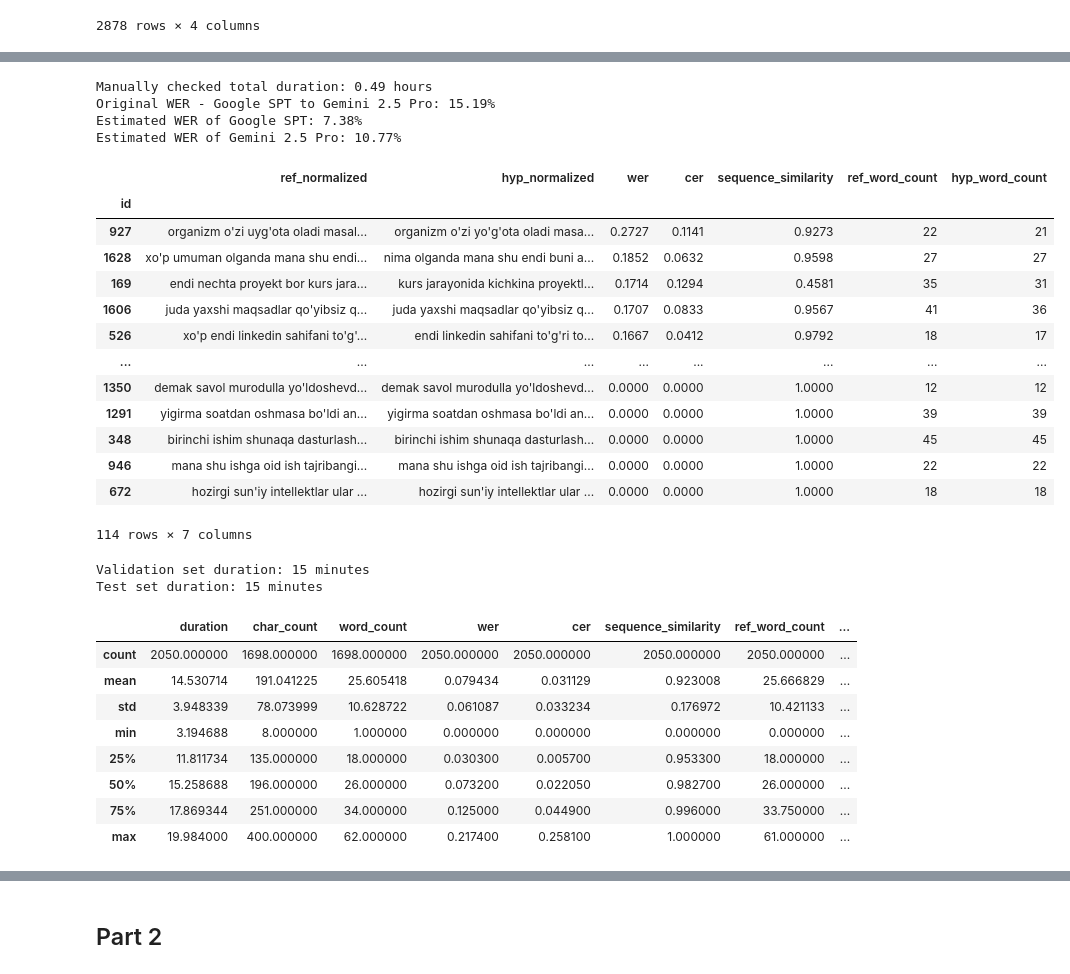
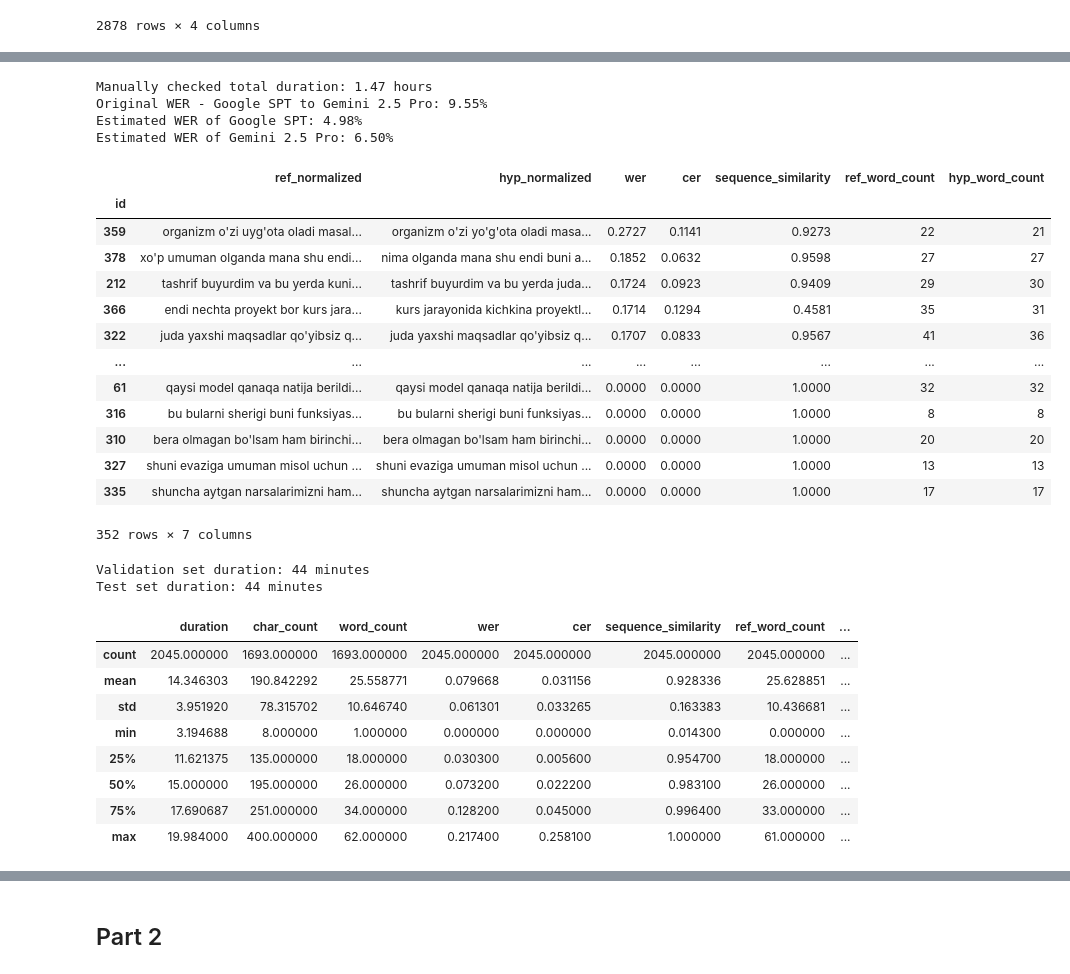
Before and after one commit to HaidarChaito/uzbek-automatic-speech-recognition, a Jupyter notebook: notebooks/5_it_dataset_preparation.ipynb, the cells around one changed output, grey strips where cells are left out. Saved outputs shown, nothing was run; the diff lists cells and outputs as text; code cells hidden in the pictures.

Commit message:
Fix IT dataset preparation notebook

```diff
--- a/notebooks/5_it_dataset_preparation.ipynb
+++ b/notebooks/5_it_dataset_preparation.ipynb
@@ -868,8 +647,8 @@ Total duration to be manually checked: 1.04 hours
 # %%
-import scripts.similarity_metrics as similarity_metrics
+# import scripts.similarity_metrics as similarity_metrics
 
 sampled_df = pd.read_csv(SAMPLED_DATA_PATH, index_col="id")
-checked_df = pd.read_csv(os.path.join(DATASET_DIR, "it_dataset_checked2.csv"), index_col="id")
+checked_df = pd.read_csv(os.path.join(DATASET_DIR, "it_dataset_checked.csv"), index_col="id")
 
 paths_to_remove = checked_df[checked_df["sentence_checked"].isna()]["path"]
 checked_df = checked_df[~checked_df["path"].isin(paths_to_remove)]
@@ -877,49 +656,49 @@ sampled_df = sampled_df[~sampled_df["path"].isin(paths_to_remove)]
 
 sampled_df.to_csv(SAMPLED_DATA_PATH, index_label="id")
 
 google_spt_metrics = checked_df.apply(
     lambda row: similarity_metrics.calculate(
         reference=row["sentence_checked"],
         hypothesis=row["text_spt"],  # Google SPT generated text
     ),
     axis=1
 )
 google_spt_metrics = pd.DataFrame(google_spt_metrics.tolist(), checked_df.index)
 
 gemini_metrics = checked_df.apply(
     lambda row: similarity_metrics.calculate(
         reference=row["sentence_checked"],
         hypothesis=row["text_original"],  # Gemini 2.5 Pro generated text
     ),
     axis=1
 )
 gemini_metrics = pd.DataFrame(gemini_metrics.tolist(), checked_df.index)
 
 print(f"Manually checked total duration: {checked_df["duration"].sum() / 3600:.2f} hours")
 print(f"Original WER - Google SPT to Gemini 2.5 Pro: {checked_df["wer"].mean() * 100:.2f}%")
 print(f"Estimated WER of Google SPT: {google_spt_metrics["wer"].mean() * 100:.2f}%")
 print(f"Estimated WER of Gemini 2.5 Pro: {gemini_metrics["wer"].mean() * 100:.2f}%")
 
 google_spt_metrics.sort_values("wer", ascending=False)
 # %% [output]
-Manually checked total duration: 0.49 hours
-Original WER - Google SPT to Gemini 2.5 Pro: 15.19%
-Estimated WER of Google SPT: 7.38%
-Estimated WER of Gemini 2.5 Pro: 10.77%
+Manually checked total duration: 1.47 hours
+Original WER - Google SPT to Gemini 2.5 Pro: 9.55%
+Estimated WER of Google SPT: 4.98%
+Estimated WER of Gemini 2.5 Pro: 6.50%
 |  | ref_normalized | hyp_normalized | wer | cer | sequence_similarity | ref_word_count | hyp_word_count |
 | id |  |  |  |  |  |  |  |
-| 927 | organizm o'zi uyg'ota oladi masal... | organizm o'zi yo'g'ota oladi masa... | 0.2727 | 0.1141 | 0.9273 | 22 | 21 |
-| 1628 | xo'p umuman olganda mana shu endi... | nima olganda mana shu endi buni a... | 0.1852 | 0.0632 | 0.9598 | 27 | 27 |
-| 169 | endi nechta proyekt bor kurs jara... | kurs jarayonida kichkina proyektl... | 0.1714 | 0.1294 | 0.4581 | 35 | 31 |
-| 1606 | juda yaxshi maqsadlar qo'yibsiz q... | juda yaxshi maqsadlar qo'yibsiz q... | 0.1707 | 0.0833 | 0.9567 | 41 | 36 |
-| 526 | xo'p endi linkedin sahifani to'g'... | endi linkedin sahifani to'g'ri to... | 0.1667 | 0.0412 | 0.9792 | 18 | 17 |
+| 359 | organizm o'zi uyg'ota oladi masal... | organizm o'zi yo'g'ota oladi masa... | 0.2727 | 0.1141 | 0.9273 | 22 | 21 |
+| 378 | xo'p umuman olganda mana shu endi... | nima olganda mana shu endi buni a... | 0.1852 | 0.0632 | 0.9598 | 27 | 27 |
+| 212 | tashrif buyurdim va bu yerda kuni... | tashrif buyurdim va bu yerda juda... | 0.1724 | 0.0923 | 0.9409 | 29 | 30 |
+| 366 | endi nechta proyekt bor kurs jara... | kurs jarayonida kichkina proyektl... | 0.1714 | 0.1294 | 0.4581 | 35 | 31 |
+| 322 | juda yaxshi maqsadlar qo'yibsiz q... | juda yaxshi maqsadlar qo'yibsiz q... | 0.1707 | 0.0833 | 0.9567 | 41 | 36 |
 | ... | ... | ... | ... | ... | ... | ... | ... |
-| 1350 | demak savol murodulla yo'ldoshevd... | demak savol murodulla yo'ldoshevd... | 0.0000 | 0.0000 | 1.0000 | 12 | 12 |
-| 1291 | yigirma soatdan oshmasa bo'ldi an... | yigirma soatdan oshmasa bo'ldi an... | 0.0000 | 0.0000 | 1.0000 | 39 | 39 |
-| 348 | birinchi ishim shunaqa dasturlash... | birinchi ishim shunaqa dasturlash... | 0.0000 | 0.0000 | 1.0000 | 45 | 45 |
-| 946 | mana shu ishga oid ish tajribangi... | mana shu ishga oid ish tajribangi... | 0.0000 | 0.0000 | 1.0000 | 22 | 22 |
-| 672 | hozirgi sun'iy intellektlar ular ... | hozirgi sun'iy intellektlar ular ... | 0.0000 | 0.0000 | 1.0000 | 18 | 18 |
+| 61 | qaysi model qanaqa natija berildi... | qaysi model qanaqa natija berildi... | 0.0000 | 0.0000 | 1.0000 | 32 | 32 |
+| 316 | bu bularni sherigi buni funksiyas... | bu bularni sherigi buni funksiyas... | 0.0000 | 0.0000 | 1.0000 | 8 | 8 |
+| 310 | bera olmagan bo'lsam ham birinchi... | bera olmagan bo'lsam ham birinchi... | 0.0000 | 0.0000 | 1.0000 | 20 | 20 |
+| 327 | shuni evaziga umuman misol uchun ... | shuni evaziga umuman misol uchun ... | 0.0000 | 0.0000 | 1.0000 | 13 | 13 |
+| 335 | shuncha aytgan narsalarimizni ham... | shuncha aytgan narsalarimizni ham... | 0.0000 | 0.0000 | 1.0000 | 17 | 17 |
-114 rows × 7 columns
+352 rows × 7 columns
 # %%
 from sklearn.model_selection import train_test_split
 
@@ -951,9 +730,10 @@ checked_df = checked_df[cols]
 print(f"Validation set duration: {val_df["duration"].sum() / 60:.0f} minutes")
 print(f"Test set duration: {test_df["duration"].sum() / 60:.0f} minutes")
 
+sampled_df["type"] = "train"
 # Remove samples that already belong to validation or test sets
 sampled_df = sampled_df[~sampled_df["path"].isin(checked_df["path"])]
-sampled_df = pd.concat([sampled_df, checked_df])
+sampled_df = pd.concat([sampled_df, checked_df], ignore_index=True)
 
 # Reorder columns
 cols = list(sampled_df.columns)
@@ -961,20 +741,20 @@ cols.remove("type")
 cols.insert(2, "type")
 sampled_df = sampled_df[cols]
 
-checked_df.to_csv(VALIDATION_TEST_SETS_PATH.replace(".csv", "2.csv"), index_label="id")
+checked_df.to_csv(VALIDATION_TEST_SETS_PATH, index_label="id")
 sampled_df.to_csv(SAMPLED_DATA_PATH, index_label="id")
 sampled_df.describe()
 # %% [output]
-Validation set duration: 15 minutes
-Test set duration: 15 minutes
+Validation set duration: 44 minutes
+Test set duration: 44 minutes
 |  | duration | char_count | word_count | wer | cer | sequence_similarity | ref_word_count | ... |
-| count | 2050.000000 | 1698.000000 | 1698.000000 | 2050.000000 | 2050.000000 | 2050.000000 | 2050.000000 | ... |
-| mean | 14.530714 | 191.041225 | 25.605418 | 0.079434 | 0.031129 | 0.923008 | 25.666829 | ... |
-| std | 3.948339 | 78.073999 | 10.628722 | 0.061087 | 0.033234 | 0.176972 | 10.421133 | ... |
-| min | 3.194688 | 8.000000 | 1.000000 | 0.000000 | 0.000000 | 0.000000 | 0.000000 | ... |
-| 25% | 11.811734 | 135.000000 | 18.000000 | 0.030300 | 0.005700 | 0.953300 | 18.000000 | ... |
-| 50% | 15.258688 | 196.000000 | 26.000000 | 0.073200 | 0.022050 | 0.982700 | 26.000000 | ... |
-| 75% | 17.869344 | 251.000000 | 34.000000 | 0.125000 | 0.044900 | 0.996000 | 33.750000 | ... |
+| count | 2045.000000 | 1693.000000 | 1693.000000 | 2045.000000 | 2045.000000 | 2045.000000 | 2045.000000 | ... |
+| mean | 14.346303 | 190.842292 | 25.558771 | 0.079668 | 0.031156 | 0.928336 | 25.628851 | ... |
+| std | 3.951920 | 78.315702 | 10.646740 | 0.061301 | 0.033265 | 0.163383 | 10.436681 | ... |
+| min | 3.194688 | 8.000000 | 1.000000 | 0.000000 | 0.000000 | 0.014300 | 0.000000 | ... |
+| 25% | 11.621375 | 135.000000 | 18.000000 | 0.030300 | 0.005600 | 0.954700 | 18.000000 | ... |
+| 50% | 15.000000 | 195.000000 | 26.000000 | 0.073200 | 0.022200 | 0.983100 | 26.000000 | ... |
+| 75% | 17.690687 | 251.000000 | 34.000000 | 0.128200 | 0.045000 | 0.996400 | 33.000000 | ... |
 | max | 19.984000 | 400.000000 | 62.000000 | 0.217400 | 0.258100 | 1.000000 | 61.000000 | ... |
 # %%
 print(f"Total sampled duration: {sampled_df["duration"].sum() / 3600:.2f}h")
```
Also changed, not shown: parts of 29 cells of this notebook, 4 other files.
